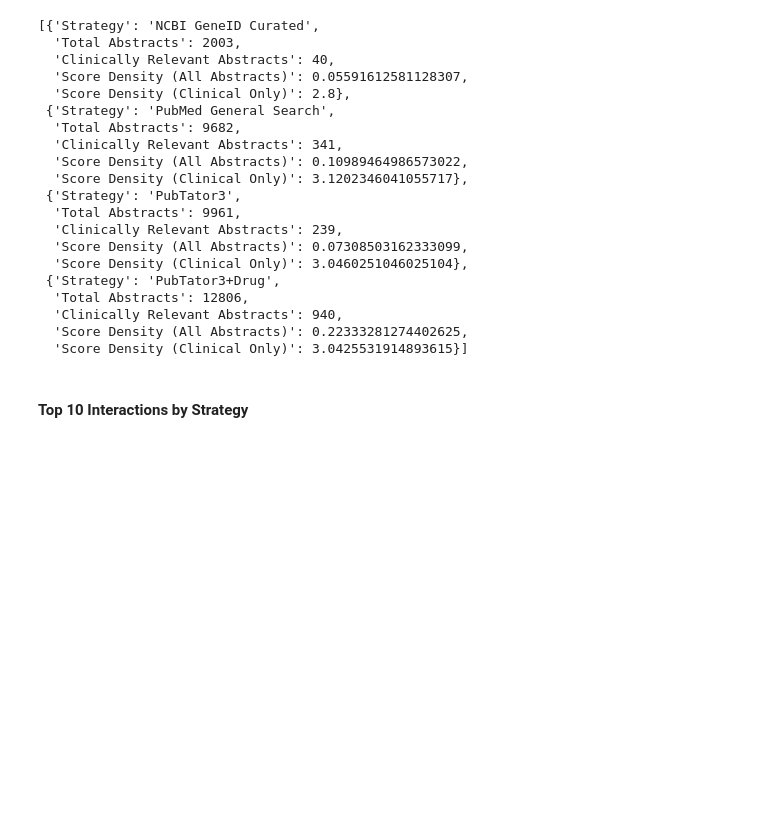
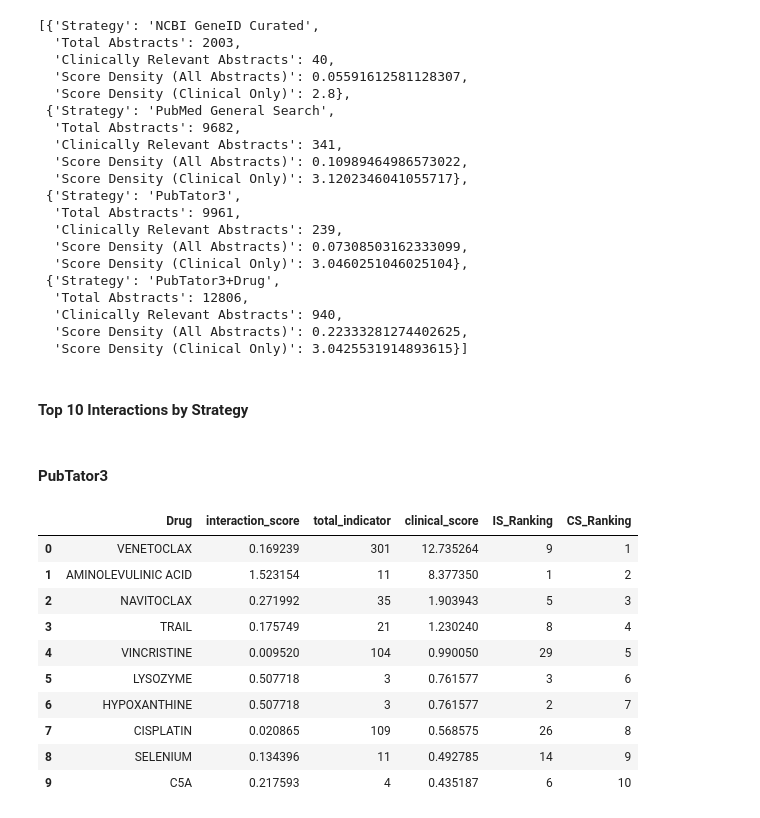
Before and after one commit to mcannon068nw/clinical-score-2, a Jupyter notebook: research/example-3.ipynb, the cells around one changed output. Saved outputs shown, nothing was run; the diff lists cells and outputs as text; code cells hidden in the pictures; blank space fills up the shorter version.

```diff
--- a/research/example-3.ipynb
+++ b/research/example-3.ipynb
@@ -428,3 +428,54 @@ fig.write_image(f'data/results/{gene}-score_contribution_density.png', width=800
 # %%
 def adjust_one(value):
     return value + 1
+# %% [markdown]
+#### PubTator3
+# %%
+# Subset by Method
+summary = (trimmed_data.groupby(["gene", "drug", "method"], as_index=False).agg(total_indicator=("total_indicator", "first")))
+
+method = 'pubtator3'
+summary = summary[summary['method']==method].reset_index(drop=True)
+
+merged_df = pd.merge(
+    summary,
+    dgidb_df,
+    left_on='drug',
+    right_on='Drug',
+    how='left'
+)
+
+# Calculate Clinical Score
+for idx, row in merged_df.iterrows():
+    try:
+        merged_df.at[idx,'clinical_score'] = float(row['total_indicator']) * float(row['drug_specificity']) * float(row['gene_specificity'])
+    except:
+        merged_df.at[idx,'clinical_score'] = None
+
+merged_df #total_indicator
+
+# Rankings
+tdf = merged_df.sort_values(by='interaction_score',ascending=False).reset_index(drop=True)
+tdf = tdf.drop_duplicates(subset=['Gene', 'Drug']).reset_index(drop=True)
+tdf['IS_Ranking'] = tdf.index
+tdf['IS_Ranking'] = tdf['IS_Ranking'].apply(adjust_one)
+
+tdf = tdf.sort_values(by='clinical_score',ascending=False).reset_index(drop=True)
+tdf['CS_Ranking'] = tdf.index
+tdf['CS_Ranking'] = tdf['CS_Ranking'].apply(adjust_one)
+
+top10_3 = set(tdf.sort_values('CS_Ranking').head(10)['Drug'])
+
+tdf[['Drug','interaction_score','total_indicator','clinical_score','IS_Ranking','CS_Ranking']][0:10]
+# %% [output]
+|  | Drug | interaction_score | total_indicator | clinical_score | IS_Ranking | CS_Ranking |
+| 0 | VENETOCLAX | 0.169239 | 301 | 12.735264 | 9 | 1 |
+| 1 | AMINOLEVULINIC ACID | 1.523154 | 11 | 8.377350 | 1 | 2 |
+| 2 | NAVITOCLAX | 0.271992 | 35 | 1.903943 | 5 | 3 |
+| 3 | TRAIL | 0.175749 | 21 | 1.230240 | 8 | 4 |
+| 4 | VINCRISTINE | 0.009520 | 104 | 0.990050 | 29 | 5 |
+| 5 | LYSOZYME | 0.507718 | 3 | 0.761577 | 3 | 6 |
+| 6 | HYPOXANTHINE | 0.507718 | 3 | 0.761577 | 2 | 7 |
+| 7 | CISPLATIN | 0.020865 | 109 | 0.568575 | 26 | 8 |
+| 8 | SELENIUM | 0.134396 | 11 | 0.492785 | 14 | 9 |
+| 9 | C5A | 0.217593 | 4 | 0.435187 | 6 | 10 |
```
Also changed, not shown: parts of 5 cells of this notebook.
